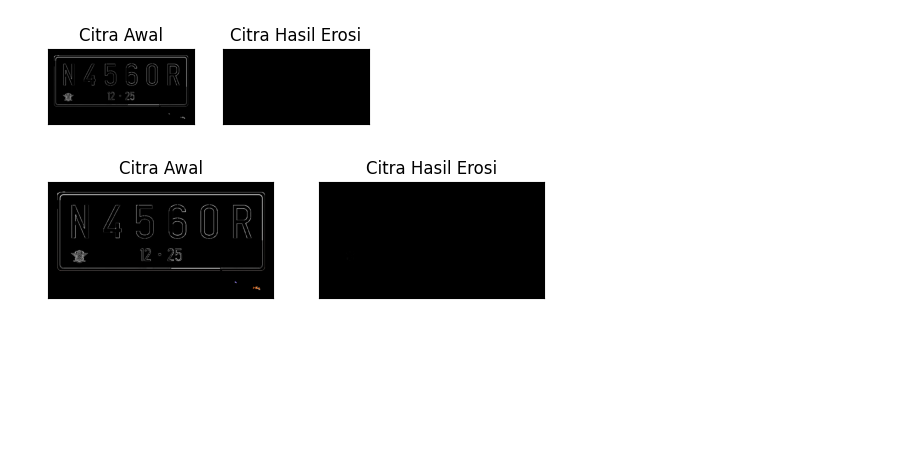
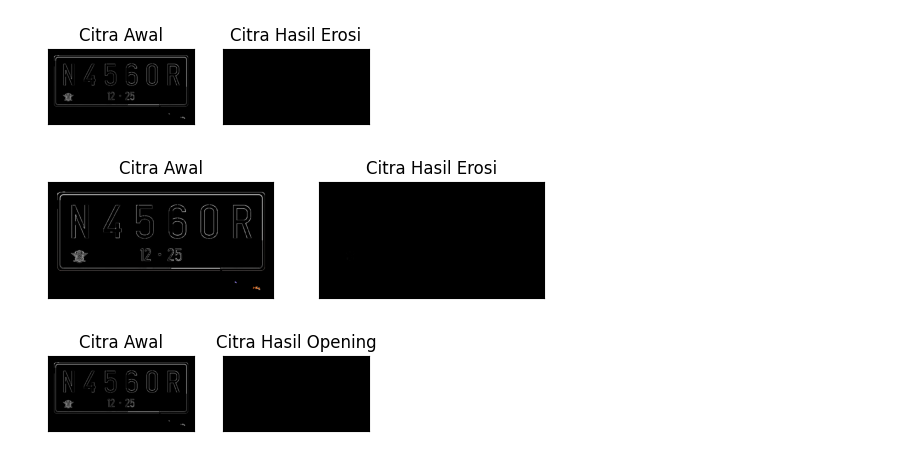
Before and after one commit to muhammadhasbiashiddiqi/PCVK_Genap_2026, a Jupyter notebook: Wee9.ipynb, the cells around one changed output. Cells and saved outputs as stored; diff of their text form; code cells hidden in the pictures; blank space fills up the shorter version.

```diff
--- a/Wee9.ipynb
+++ b/Wee9.ipynb
@@ -104,3 +104,40 @@ plt.xticks([]), plt.yticks([])
 plt.show()
 # %% [output]
 [figure]
+# %%
+def erosi_citra(F, k):
+    m, n = F.shape
+    SE = np.ones((k, k), dtype=np.uint8)
+    constant = (k - 1) // 2
+    imgE = np.zeros((m, n), dtype=np.uint8)
+    for i in range(constant, m - constant):
+        for j in range(constant, n - constant):
+            temp = F[i - constant : i + constant + 1, j - constant : j + constant + 1]
+            product = temp * SE
+            imgE[i, j] = np.min(product)
+    return imgE
+
+def dilasi_citra(F, w):
+    p, q = F.shape
+    imgD = np.zeros((p, q), dtype=np.uint8)
+    SED = np.ones((w, w), dtype=np.uint8)
+    constant1 = (w - 1) // 2
+    for i in range(constant1, p - constant1):
+        for j in range(constant1, q - constant1):
+            temp = F[i - constant1:i + constant1 + 1, j - constant1:j + constant1 + 1]
+            product = temp * SED
+            imgD[i, j] = np.max(product)
+    return imgD
+
+img_o= cv2.imread('/content/drive/MyDrive/PCVK/Gambar/plat-nomor-removebg-preview.png',0)
+reto, thresho = cv2.threshold(img_o, 127, 225, cv2.THRESH_BINARY)
+k=7
+imgO = dilasi_citra(erosi_citra(thresho,k),k)
+
+plt.subplot(131),plt.imshow(img_o,cmap = 'gray')
+plt.title('Citra Awal'), plt.xticks([]), plt.yticks([])
+plt.subplot(132),plt.imshow(imgO,cmap = 'gray')
+plt.title('Citra Hasil Opening'), plt.xticks([]), plt.yticks([])
+plt.show()
+# %% [output]
+[figure, added]
```
Also changed, not shown: parts of 15 cells of this notebook.
